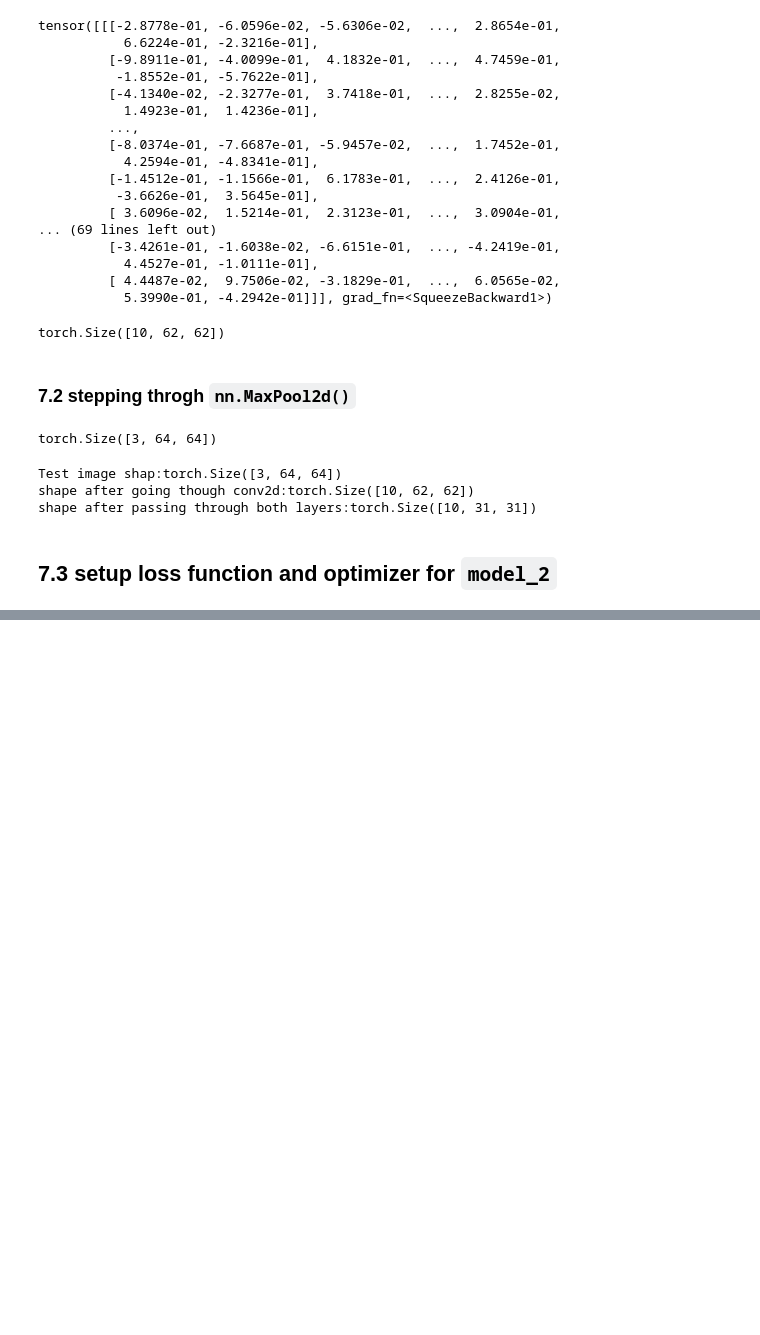
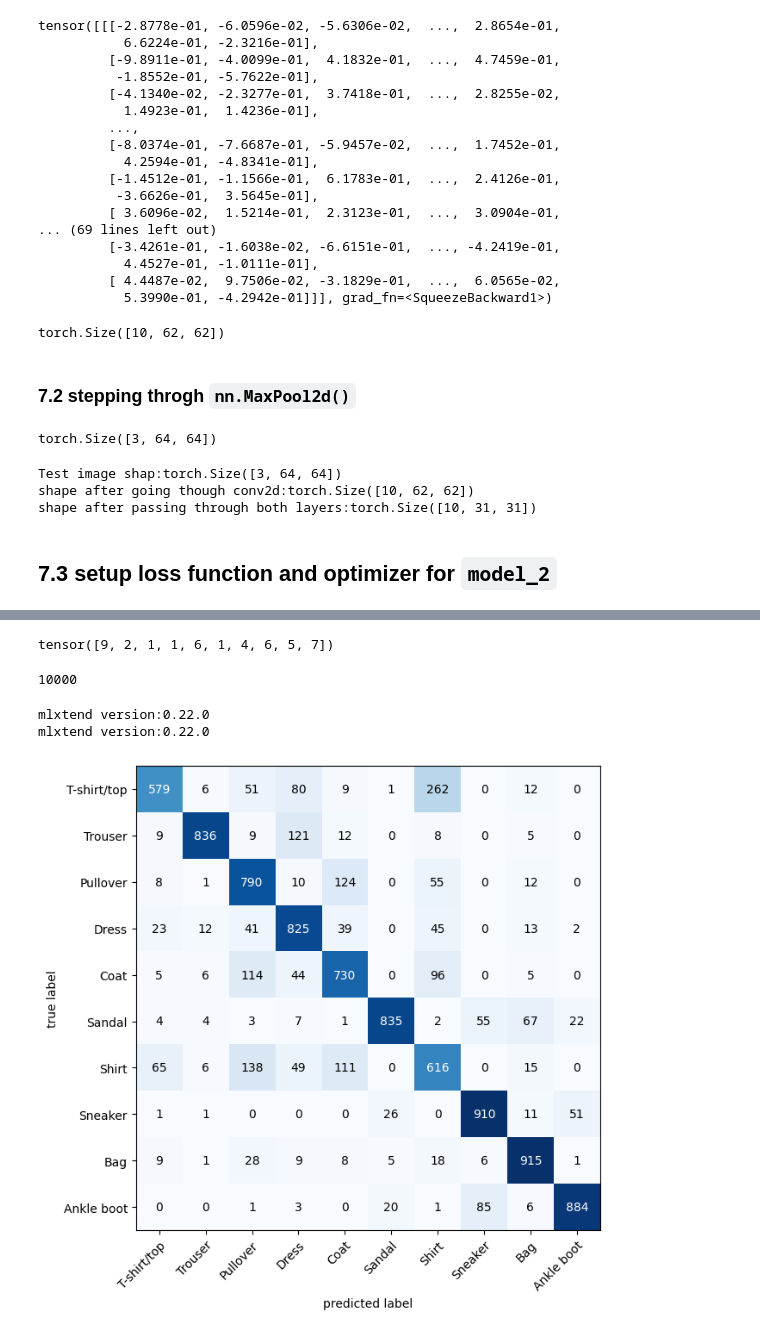
Before and after one commit to saqib-rgb/ML-With-Pytorch, a Jupyter notebook: PyTorch_Computer_Vision.ipynb, the cells around one changed output, grey strips where cells are left out. Cells and saved outputs as stored; diff of their text form; code cells hidden in the pictures; blank space fills up the shorter version.

```diff
--- a/PyTorch_Computer_Vision.ipynb
+++ b/PyTorch_Computer_Vision.ipynb
@@ -926,0 +1009,52 @@ model_2_results
+# %%
+# import tqdm
+from tqdm.auto import tqdm
+
+
+y_preds=[]
+model_2.eval()
+with torch.inference_mode():
+  for X,y in tqdm(test_dataloader,desc='Making Predictions..'):
+    X,y=X.to(device),y.to(device)
+    y_logits=model_2(X)
+    y_pred=torch.softmax(y_logits.squeeze(),dim=0).argmax(dim=1)
+    y_preds.append(y_pred.cpu())
+  # print(y_preds)
+y_pred_tensor=torch.cat(y_preds)
+y_pred_tensor[:10]
+# %% [output]
+tensor([9, 2, 1, 1, 6, 1, 4, 6, 5, 7])
+# %%
+len(y_pred_tensor)
+# %% [output]
+10000
+# %%
+# in this code block we have installed packages that we did not have and updated those that we had to a newer version
+try:
+  import torchmetrics,mlxtend
+  print(f'mlxtend version:{mlxtend.__version__}')
+  assert int(mlxtend.__version__.split('.1')[1]>=19,'mlxtend version should be 19')
+except:
+  !pip install -q torchmetrics -U mlxtend
+  import torchmetrics,mlxtend
+  print(f'mlxtend version:{mlxtend.__version__}')
+# %% [output]
+mlxtend version:0.22.0
+mlxtend version:0.22.0
+# %%
+from torchmetrics import ConfusionMatrix
+from mlxtend.plotting import plot_confusion_matrix
+
+# 2. setup confusion matrix
+confmat=ConfusionMatrix(task='multiclass',num_classes=len(class_names))
+confmat_tensor=confmat(preds=y_pred_tensor,
+                       target=test_data.targets)
+# let us plot the confusion matrix
+fig,ax=plot_confusion_matrix(
+    conf_mat=confmat_tensor.numpy(),
+    class_names=class_names,
+    figsize=(10,7)
+
+)
+# %% [output]
+[figure, added]
```
Also changed, not shown: parts of 22 cells of this notebook.
